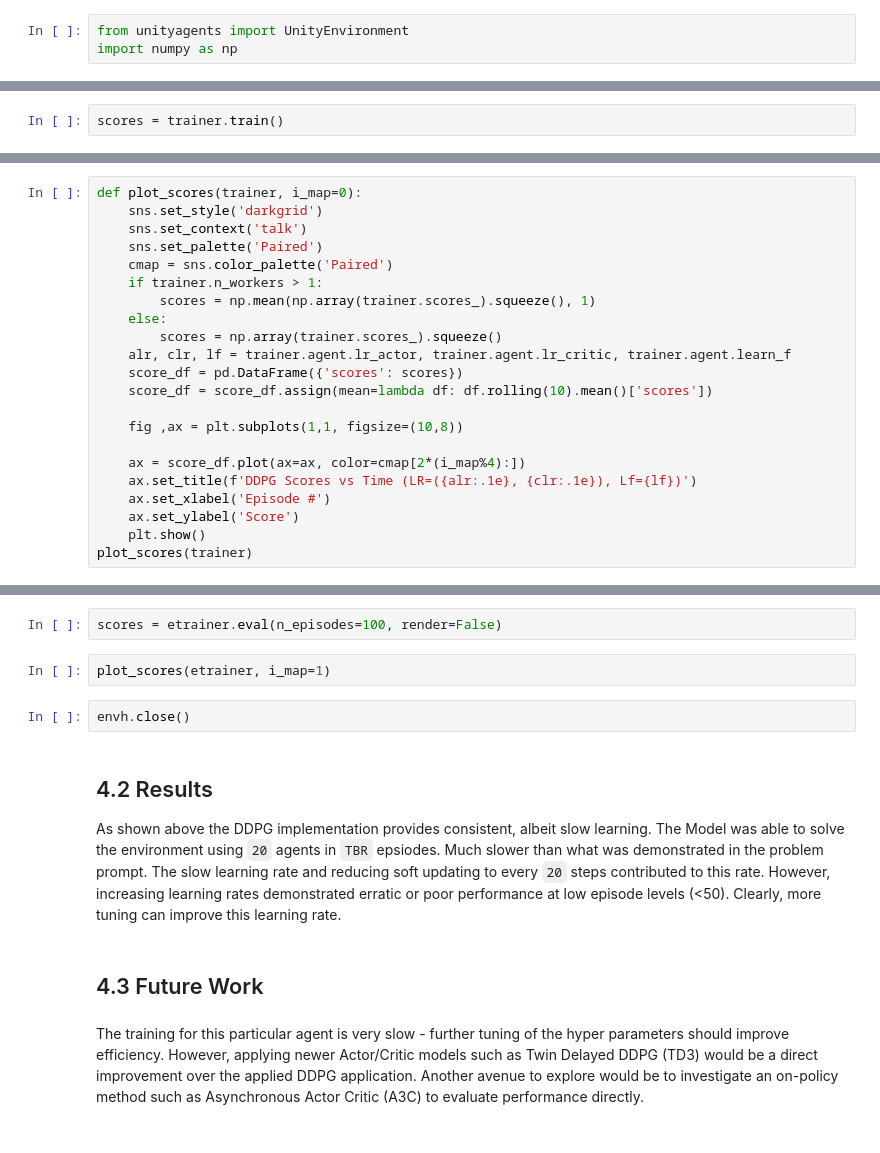
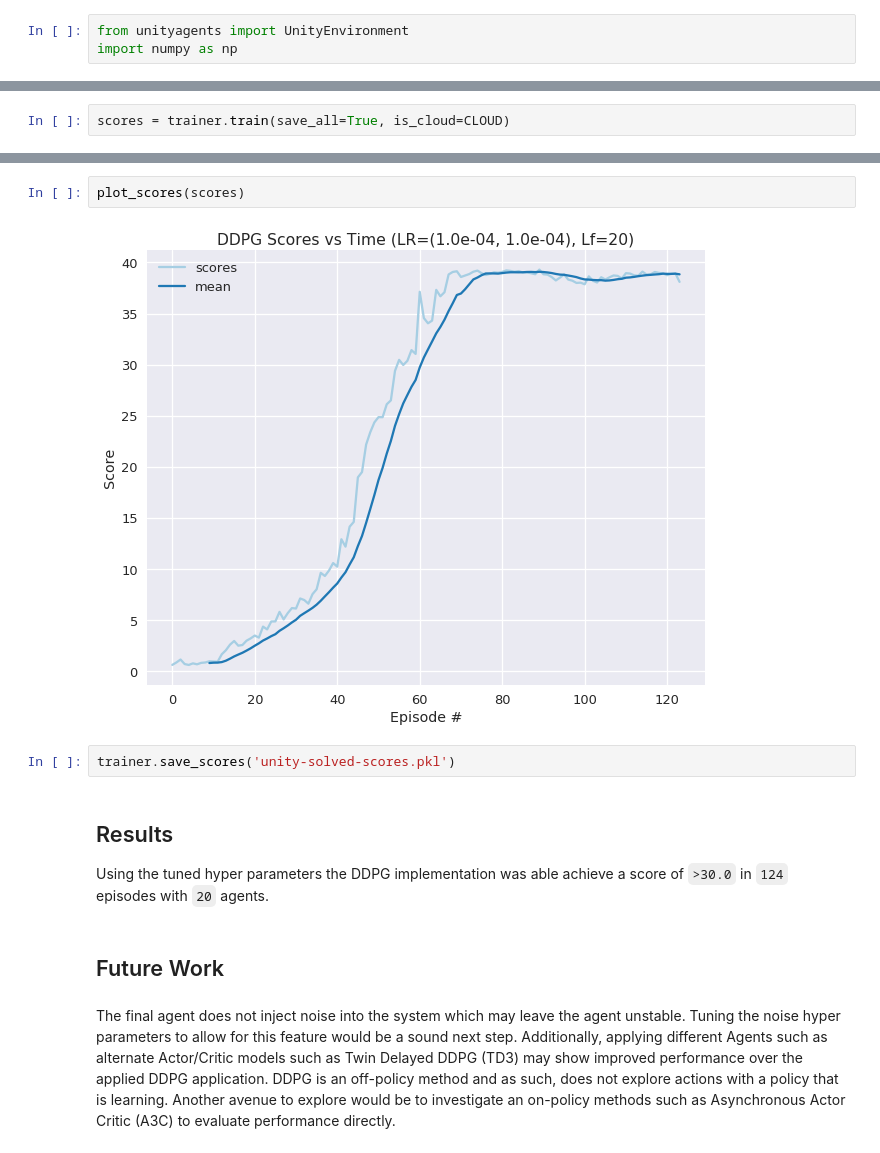
Before and after one commit to amcumber/udacity-rl-continuous-control, a Jupyter notebook: Continuous_Control.ipynb, the cells around one changed output, grey strips where cells are left out. Cells and saved outputs as stored; diff of their text form.

```diff
--- a/Continuous_Control.ipynb
+++ b/Continuous_Control.ipynb
@@ -315,2 +429,2 @@ agent.critic_local
 # %%
-scores = trainer.train()
+scores = trainer.train(save_all=True, is_cloud=CLOUD)
@@ -326,25 +455,3 @@ Visualize the scores of your trained agent.
   * 2: red
   * 3: orange
   * 4: purple
-# %%
-def plot_scores(trainer, i_map=0):
-    sns.set_style('darkgrid')
-    sns.set_context('talk')
-    sns.set_palette('Paired')
-    cmap = sns.color_palette('Paired')
-    if trainer.n_workers > 1:
-        scores = np.mean(np.array(trainer.scores_).squeeze(), 1)
-    else:
-        scores = np.array(trainer.scores_).squeeze()
-    alr, clr, lf = trainer.agent.lr_actor, trainer.agent.lr_critic, trainer.agent.learn_f
-    score_df = pd.DataFrame({'scores': scores})
-    score_df = score_df.assign(mean=lambda df: df.rolling(10).mean()['scores'])
-
-    fig ,ax = plt.subplots(1,1, figsize=(10,8))
-
-    ax = score_df.plot(ax=ax, color=cmap[2*(i_map%4):])
-    ax.set_title(f'DDPG Scores vs Time (LR=({alr:.1e}, {clr:.1e}), Lf={lf})')
-    ax.set_xlabel('Episode #')
-    ax.set_ylabel('Score')
-    plt.show()
-plot_scores(trainer)
@@ -368,25 +458,22 @@ etrainer = Trainer(
-# %%
-scores = etrainer.eval(n_episodes=100, render=False)
-# %%
-plot_scores(etrainer, i_map=1)
-# %%
-envh.close()
-# %% [markdown]
-## 4.2 Results
-
-As shown above the DDPG implementation provides consistent, albeit slow
-learning. The Model was able to solve the environment using `20` agents in
-`TBR` epsiodes. Much slower than what was demonstrated in the problem prompt.
-The slow learning rate and reducing soft updating to every `20` steps
-contributed to this rate. However, increasing learning rates demonstrated
-erratic or poor performance at low episode levels (<50). Clearly, more tuning
-can improve this learning rate.
+# %%
+plot_scores(scores)
+# %% [output]
+[figure, added]
+# %%
+trainer.save_scores('unity-solved-scores.pkl')
+# %% [markdown]
+## Results
+
+Using the tuned hyper parameters the DDPG implementation was able achieve a score of `>30.0`
+in `124` episodes with `20` agents.
 # %% [markdown]
-## 4.3 Future Work
+## Future Work
 # %% [markdown]
-The training for this particular agent is very slow - further tuning of the
-hyper parameters should improve efficiency. However, applying newer
-Actor/Critic models such as Twin Delayed DDPG (TD3) would be a direct
-improvement over the applied DDPG application. Another avenue to explore would
-be to investigate an on-policy method such as Asynchronous Actor Critic (A3C)
+The final agent does not inject noise into the system which may leave the agent
+unstable. Tuning the noise hyper parameters to allow for this feature would be
+a sound next step. Additionally, applying different Agents such as alternate
+Actor/Critic models such as Twin Delayed DDPG (TD3) may show improved performance
+over the applied DDPG application. DDPG is an off-policy method and as such, does
+not explore actions with a policy that is learning. Another avenue to explore would
+be to investigate an on-policy methods such as Asynchronous Actor Critic (A3C)
 to evaluate performance directly.
```
Also changed, not shown: parts of 27 cells of this notebook, 9 other files.
